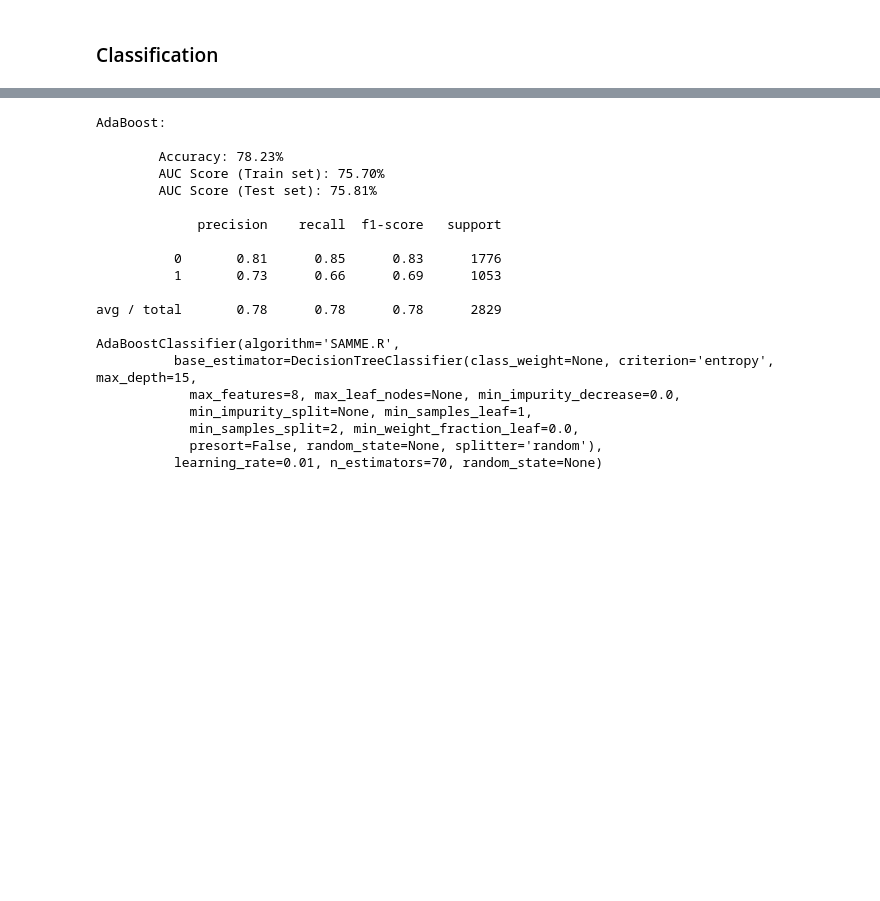
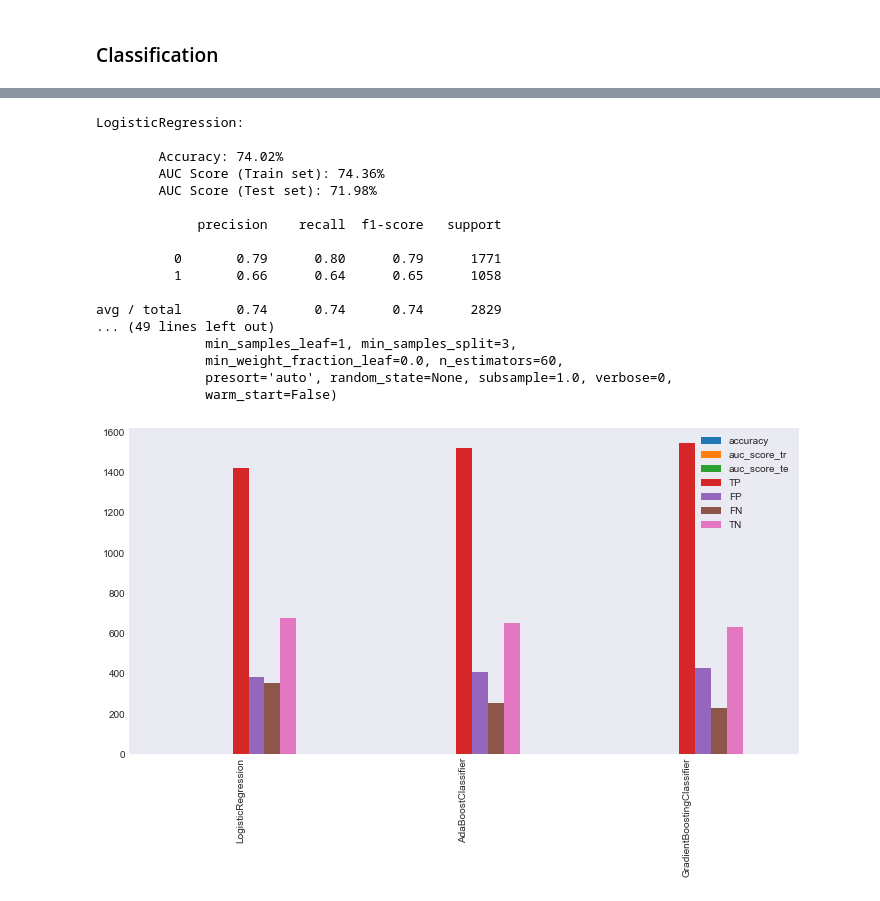
Before and after one commit to qmeeus/auction-optimiser, a Jupyter notebook: Predictive analysis.ipynb, the cells around one changed output, grey strips where cells are left out. Drawn from its saved outputs; the diff is of its cells as text; code cells hidden in the pictures; blank space fills up the shorter version.

```diff
--- a/Predictive analysis.ipynb
+++ b/Predictive analysis.ipynb
@@ -84,56 +202,59 @@ cv_results = make_cross_validation(models, scoring, X_train, y_train_bins)
 n_features = X_train.shape[1]
 
 base_dt = DecisionTreeClassifier(criterion='entropy', splitter='random')  #max_features="auto", max_depth=None)
 
 classifiers = [
-#     ("LogisticRegression", LogisticRegression()),
-    ("AdaBoost", AdaBoostClassifier(base_estimator=base_dt)),
-#     ("GradientBoosting", GradientBoostingClassifier())
+    ("LogisticRegression", LogisticRegression()),
+    ("AdaBoostClassifier", AdaBoostClassifier(base_estimator=base_dt, learning_rate=0.01, n_estimators=60)),
+    ("GradientBoostingClassifier", GradientBoostingClassifier(n_estimators=60, learning_rate=0.1))
 ]
 
 clf_params = {
     "LogisticRegression": {
         "penalty": ["l1", "l2"],
         "C": np.logspace(-3, 3, 7),
         "class_weight":["balanced", None]
     },
 
-    "AdaBoost": {
+    "AdaBoostClassifier": {
 #         "base_estimator__criterion" : ["gini", "entropy"],
 #         "base_estimator__splitter" :   ["best", "random"],
         "base_estimator__max_features": range(5, n_features + 1, (n_features - 5) // 4),
         "base_estimator__max_depth": range(3, 16, 4),
-        "learning_rate": np.logspace(-2, 1, 4),
-        "n_estimators": range(40, 80, 10)
+#         "learning_rate": np.logspace(-2, 1, 4),
+#         "n_estimators": range(40, 80, 10)
     },
 
-    "GradientBoosting": {
+    "GradientBoostingClassifier": {
+        "min_samples_split" :   range(3, 10, 3),
+        "max_features": range(5, n_features + 1, (n_features - 5) // 4),
+        "max_depth": range(3, 16, 4),
+#         "learning_rate": np.logspace(-2, 1, 4),
+#         "n_estimators": range(40, 80, 10)
 
     },
 }
 
-best_models, gs_results = make_grid_search_clf(classifiers, clf_params, X_train, y_train_bins, X_test, y_test_bins)
+best_models, results = make_grid_search_clf(classifiers, clf_params, X_train, y_train_bins, X_test, y_test_bins)
 # %% [output]
-AdaBoost:
+LogisticRegression:
 
-        Accuracy: 78.23%
-        AUC Score (Train set): 75.70%
-        AUC Score (Test set): 75.81%
+        Accuracy: 74.02%
+        AUC Score (Train set): 74.36%
+        AUC Score (Test set): 71.98%
 
              precision    recall  f1-score   support
 
-          0       0.81      0.85      0.83      1776
-          1       0.73      0.66      0.69      1053
+          0       0.79      0.80      0.79      1771
+          1       0.66      0.64      0.65      1058
 
-avg / total       0.78      0.78      0.78      2829
-
-AdaBoostClassifier(algorithm='SAMME.R',
-          base_estimator=DecisionTreeClassifier(class_weight=None, criterion='entropy', max_depth=15,
-            max_features=8, max_leaf_nodes=None, min_impurity_decrease=0.0,
-            min_impurity_split=None, min_samples_leaf=1,
-            min_samples_split=2, min_weight_fraction_leaf=0.0,
-            presort=False, random_state=None, splitter='random'),
-          learning_rate=0.01, n_estimators=70, random_state=None)
+avg / total       0.74      0.74      0.74      2829
+... (49 lines left out)
+              min_samples_leaf=1, min_samples_split=3,
+              min_weight_fraction_leaf=0.0, n_estimators=60,
+              presort='auto', random_state=None, subsample=1.0, verbose=0,
+              warm_start=False)
+[figure, added]
 # %%
 plot_roc_curve(classifiers, best_models, X_test, y_test_bins)
 # %% [output]
```
Also changed, not shown: parts of 16 cells of this notebook, 2 other files.
